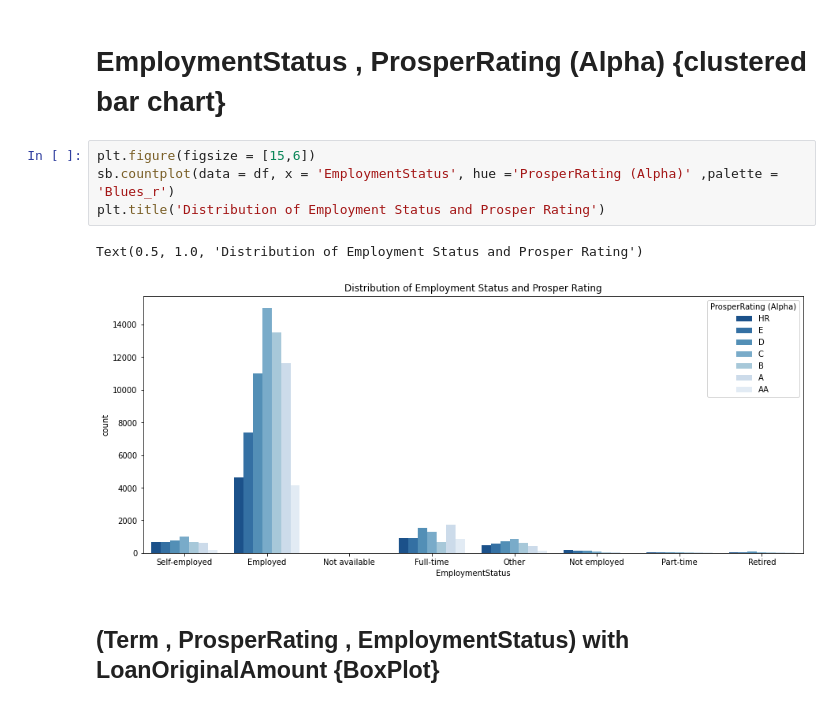
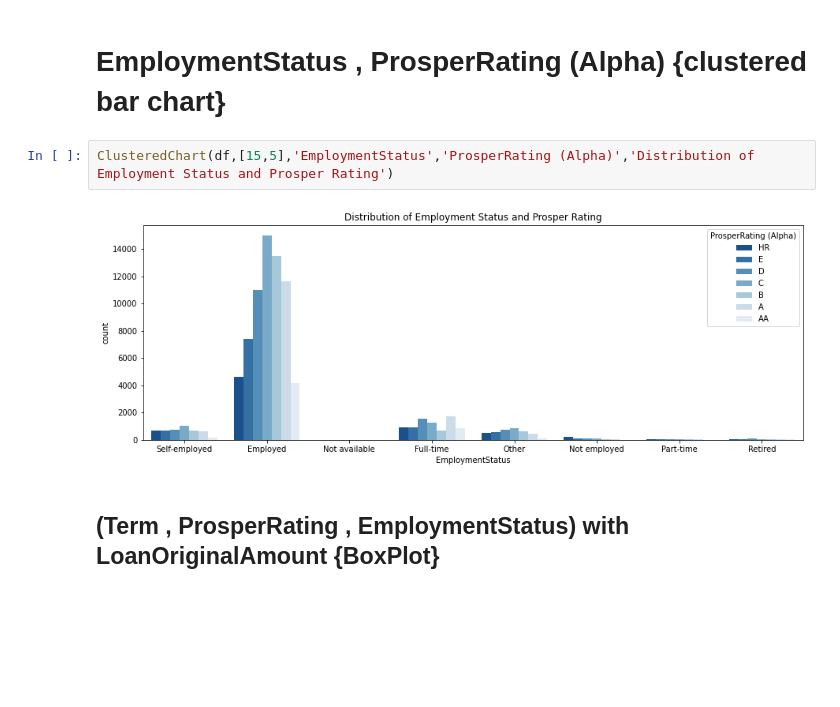
Before and after one commit to Mohamed-Salem-Ali/Data-Visualization-Prosper-Loan, a Jupyter notebook: Propser Loan Data Exploration .ipynb, the cells around one changed output. Saved outputs shown, nothing was run; the diff lists cells and outputs as text; blank space fills up the shorter version.

```diff
--- a/Propser Loan Data Exploration .ipynb
+++ b/Propser Loan Data Exploration .ipynb
@@ -614,12 +605,9 @@ Text(0.5, 1.0, 'Distribution of Employment Status and Terms')
 # %% [markdown]
 # EmploymentStatus , ProsperRating (Alpha)  {clustered bar chart}
 # %%
-plt.figure(figsize = [15,6])
-sb.countplot(data = df, x = 'EmploymentStatus', hue ='ProsperRating (Alpha)' ,palette = 'Blues_r')
-plt.title('Distribution of Employment Status and Prosper Rating')
+ClusteredChart(df,[15,5],'EmploymentStatus','ProsperRating (Alpha)','Distribution of Employment Status and Prosper Rating')
 # %% [output]
-Text(0.5, 1.0, 'Distribution of Employment Status and Prosper Rating')
-[figure, old version]
+[figure, new version]
 # %% [markdown]
 ## (Term , ProsperRating , EmploymentStatus) with LoanOriginalAmount {BoxPlot}
 # %%
```
Also changed, not shown: parts of 11 cells of this notebook.
